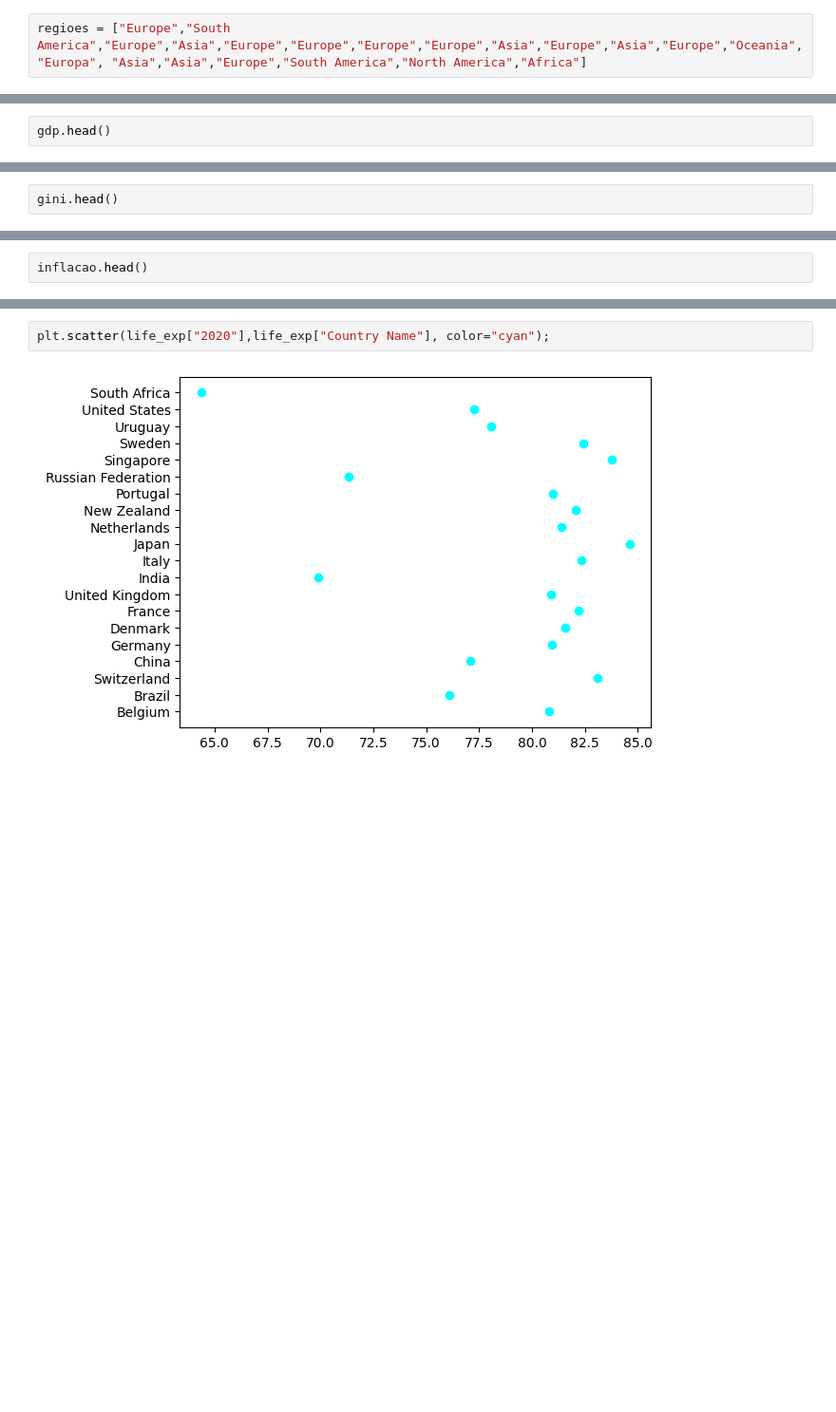
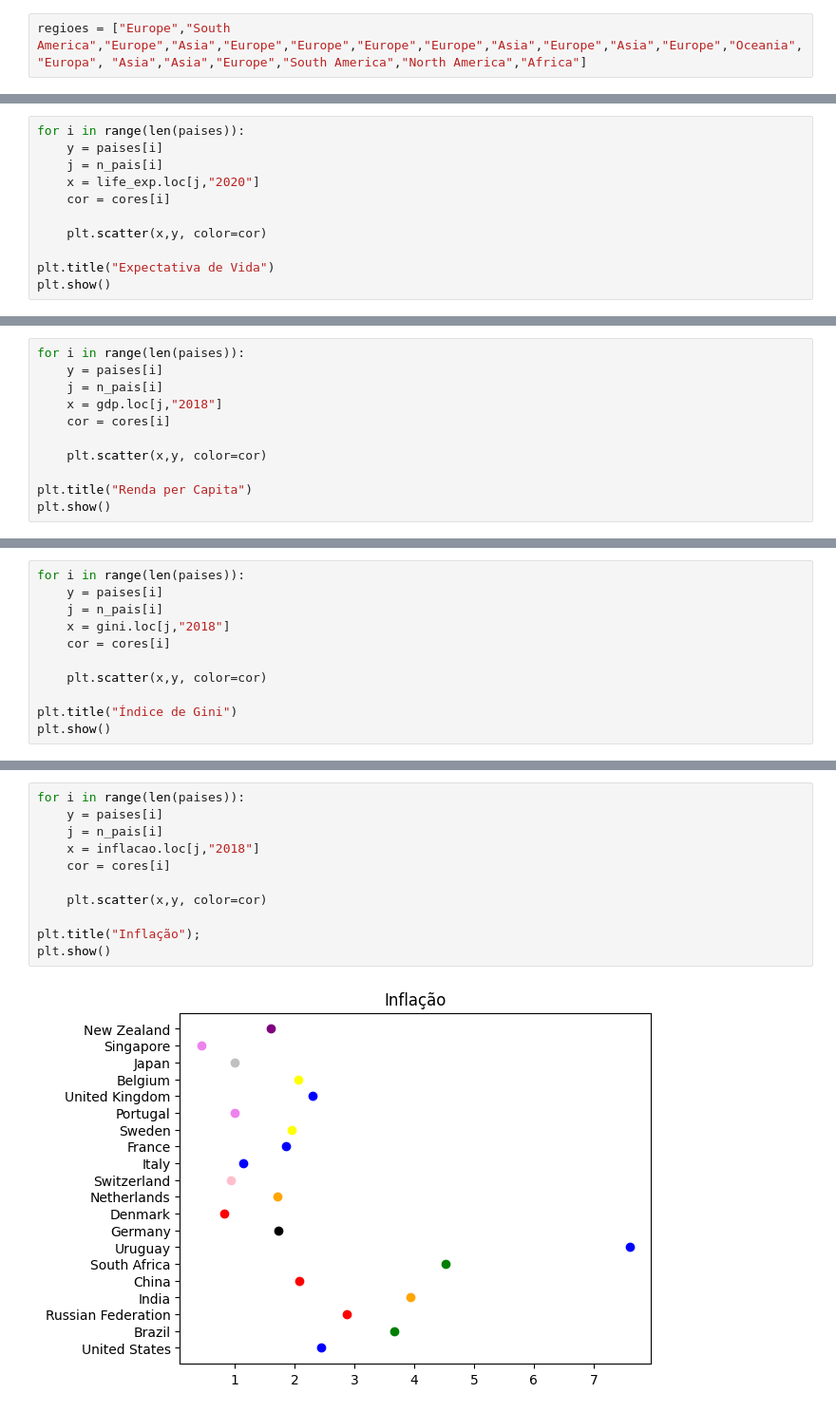
Before and after one commit to insper-classroom/22-2a-cd-p2-grupo_joaovoa, a Jupyter notebook: Projeto_2.ipynb, the cells around one changed output, grey strips where cells are left out. Shown: that part at 95% size. Drawn from its saved outputs; the diff is of its cells as text; blank space fills up the shorter version.

```diff
--- a/Projeto_2.ipynb
+++ b/Projeto_2.ipynb
@@ -46,3 +44,12 @@ life_exp.head()
 # %%
-gdp.head()
+for i in range(len(paises)):
+    y = paises[i]
+    j = n_pais[i]
+    x = life_exp.loc[j,"2020"]
+    cor = cores[i]
+
+    plt.scatter(x,y, color=cor)
+
+plt.title("Expectativa de Vida")
+plt.show()
 # %% [output]
@@ -55,3 +57,12 @@ gdp.head()
 # %%
-gini.head()
+for i in range(len(paises)):
+    y = paises[i]
+    j = n_pais[i]
+    x = gdp.loc[j,"2018"]
+    cor = cores[i]
+
+    plt.scatter(x,y, color=cor)
+
+plt.title("Renda per Capita")
+plt.show()
 # %% [output]
@@ -64,3 +70,12 @@ gini.head()
 # %%
-inflacao.head()
+for i in range(len(paises)):
+    y = paises[i]
+    j = n_pais[i]
+    x = gini.loc[j,"2018"]
+    cor = cores[i]
+
+    plt.scatter(x,y, color=cor)
+
+plt.title("Índice de Gini")
+plt.show()
 # %% [output]
@@ -73,5 +83,14 @@ inflacao.head()
 # %%
-plt.scatter(life_exp["2020"],life_exp["Country Name"], color="cyan");
+for i in range(len(paises)):
+    y = paises[i]
+    j = n_pais[i]
+    x = inflacao.loc[j,"2018"]
+    cor = cores[i]
+
+    plt.scatter(x,y, color=cor)
+
+plt.title("Inflação");
+plt.show()
 # %% [output]
-[figure, old version]
+[figure, new version]
 # %%
```
Also changed, not shown: parts of 10 cells of this notebook.
